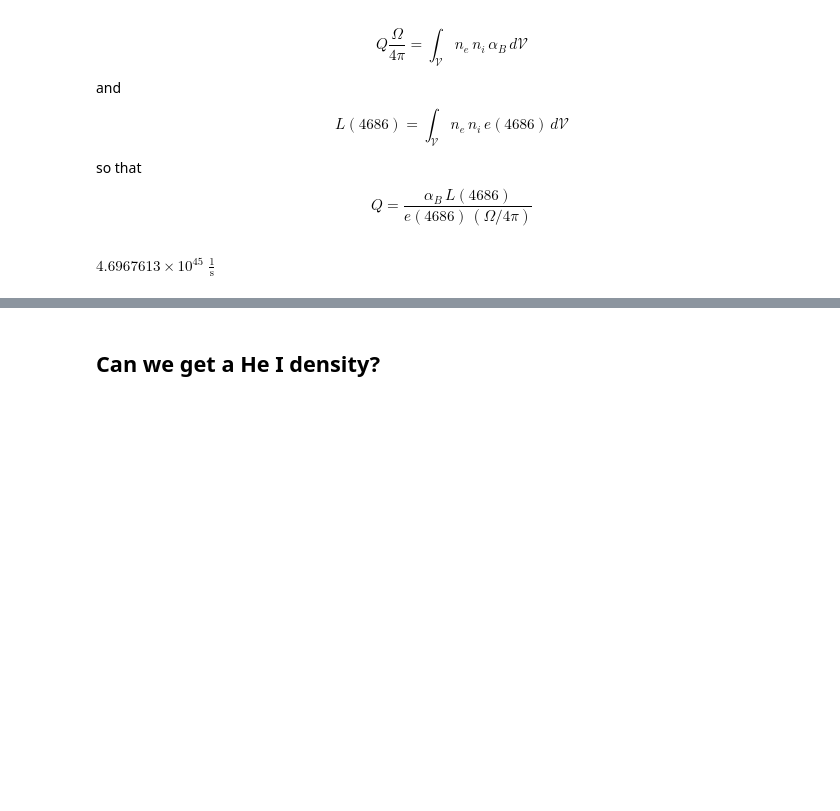
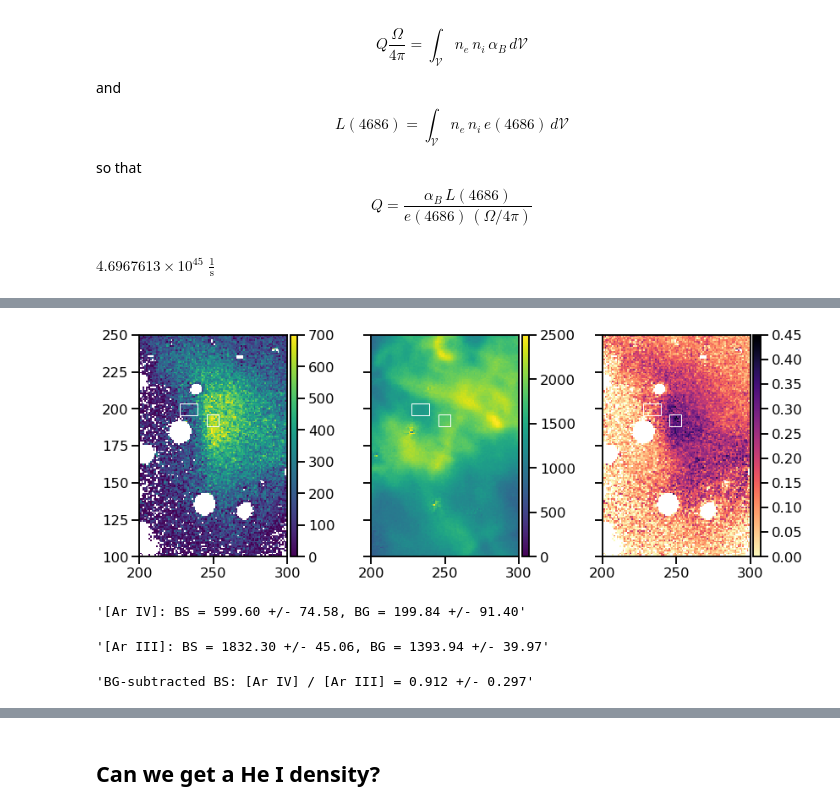
Before and after one commit to will-henney/muse-hii-regions, a Jupyter notebook: notebooks/01-02-yet-more-line-ratios.ipynb, the cells around one changed output, grey strips where cells are left out. Cells and saved outputs as stored; diff of their text form; code cells hidden in the pictures; blank space fills up the shorter version.

```diff
--- a/notebooks/01-02-yet-more-line-ratios.ipynb
+++ b/notebooks/01-02-yet-more-line-ratios.ipynb
@@ -581,0 +589,26 @@ $4.6967613 \times 10^{45} \; \mathrm{\frac{1}{s}}$
+# %%
+i0, j0, w, h = 234, 200, 12, 8
+bgbox = regions.BoundingBox(
+    iymin=j0 - h//2, iymax=j0 + h//2,
+    ixmin=i0 - w//2, ixmax=i0 + w//2,
+)
+i0, j0, w, h = 250, 193, 8, 8
+bsbox = regions.BoundingBox(
+    iymin=j0 - h//2, iymax=j0 + h//2,
+    ixmin=i0 - w//2, ixmax=i0 + w//2,
+)
+# %%
+fig, axes = plt.subplots(1, 3, figsize=(12, 5), sharey=True)
+imariv.plot(ax=axes[0], vmin=0, vmax=700, colorbar="v")
+imariii.plot(ax=axes[1], vmin=0, vmax=2500, colorbar="v")
+(imariv / imariii).plot(ax=axes[2], vmin=0, vmax=0.45, cmap="magma_r", colorbar="v")
+for ax in axes:
+    bsbox.plot(ax=ax, color="w")
+    bgbox.plot(ax=ax, color="w")
+    ax.set(
+        xlim=[200, 300],
+        ylim=[100, 250],
+    )
+fig.tight_layout();
+# %% [output]
+[figure, added]
@@ -581,0 +625,21 @@ $4.6967613 \times 10^{45} \; \mathrm{\frac{1}{s}}$
+# %%
+f"[Ar IV]: BS = {bs_ariv:.2f} +/- {sbs_ariv:.2f}, BG = {bg_ariv:.2f} +/- {sbg_ariv:.2f}"
+# %% [output]
+'[Ar IV]: BS = 599.60 +/- 74.58, BG = 199.84 +/- 91.40'
+# %%
+f"[Ar III]: BS = {bs_ariii:.2f} +/- {sbs_ariii:.2f}, BG = {bg_ariii:.2f} +/- {sbg_ariii:.2f}"
+# %% [output]
+'[Ar III]: BS = 1832.30 +/- 45.06, BG = 1393.94 +/- 39.97'
+# %%
+BS_ariv = bs_ariv - bg_ariv
+sBS_ariv = np.hypot(sbs_ariv, sbg_ariv)
+
+BS_ariii = bs_ariii - bg_ariii
+sBS_ariii = np.hypot(sbs_ariii, sbg_ariii)
+
+BS_ar_iv_iii = BS_ariv / BS_ariii
+sBS_ar_iv_iii = BS_ar_iv_iii * np.hypot(sBS_ariii / BS_ariii, sBS_ariv / BS_ariv)
+
+f"BG-subtracted BS: [Ar IV] / [Ar III] = {BS_ar_iv_iii:.3f} +/- {sBS_ar_iv_iii:.3f}"
+# %% [output]
+'BG-subtracted BS: [Ar IV] / [Ar III] = 0.912 +/- 0.297'
```
Also changed, not shown: parts of 12 cells of this notebook, 7 other files.
